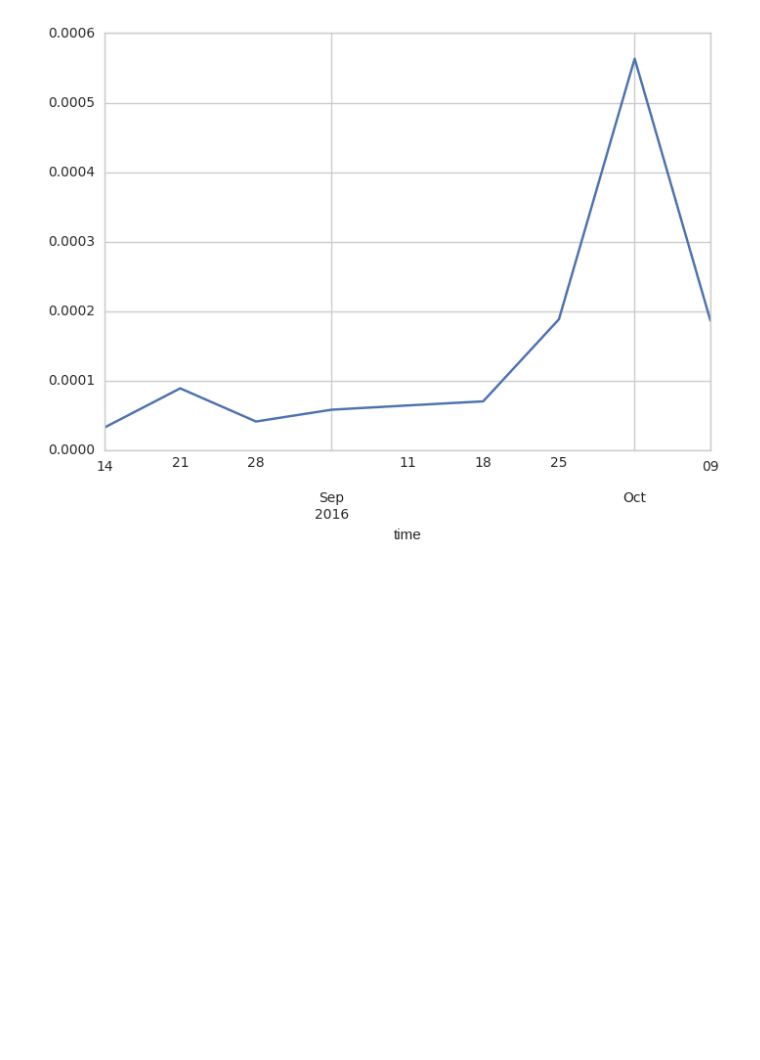
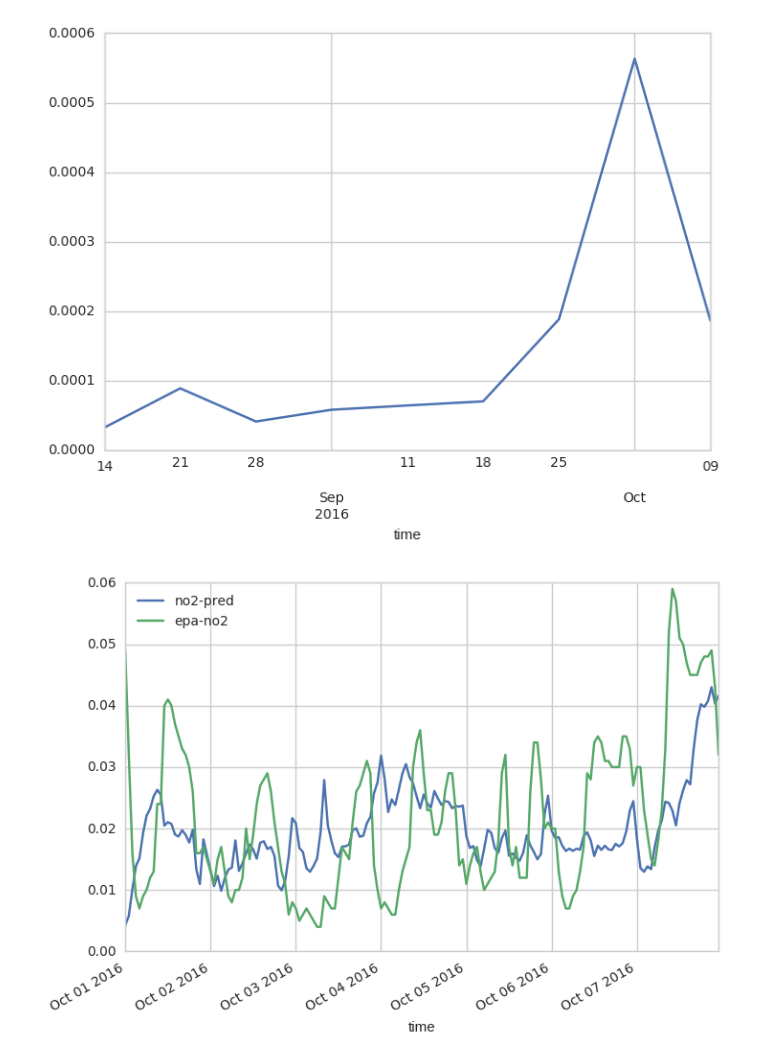
Before and after one commit to sharadmv/metasense, a Jupyter notebook: notebooks/Model Results.ipynb, the cells around one changed output. Drawn from its saved outputs; the diff is of its cells as text; code cells hidden in the pictures; blank space fills up the shorter version.

```diff
--- a/notebooks/Model Results.ipynb
+++ b/notebooks/Model Results.ipynb
@@ -73,3 +77,7 @@ weekly_error["no2_errors"].plot();
 weekly_error["o3_errors"].plot();
 # %% [output]
 [figure]
+# %%
+data.ix["2016-10-01":].plot(y=["no2-pred", "epa-no2"]);
+# %% [output]
+[figure, added]
```
Also changed, not shown: parts of 6 cells of this notebook, 3 other files.
